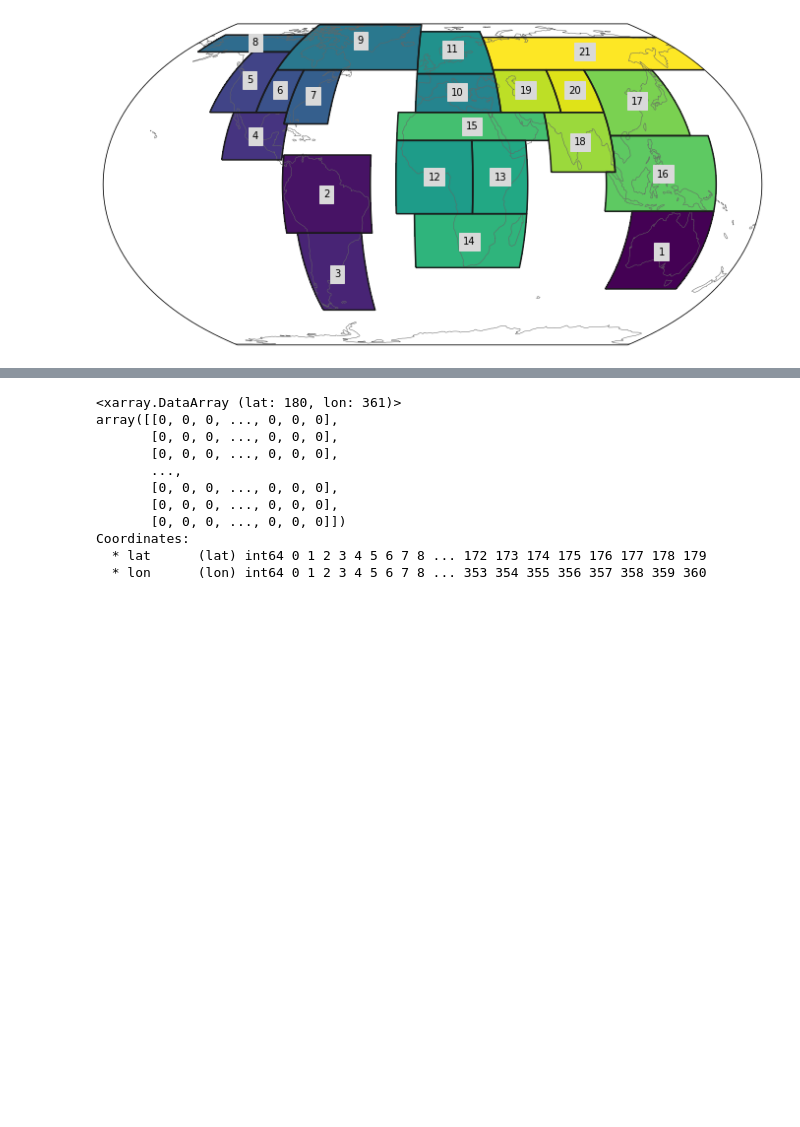
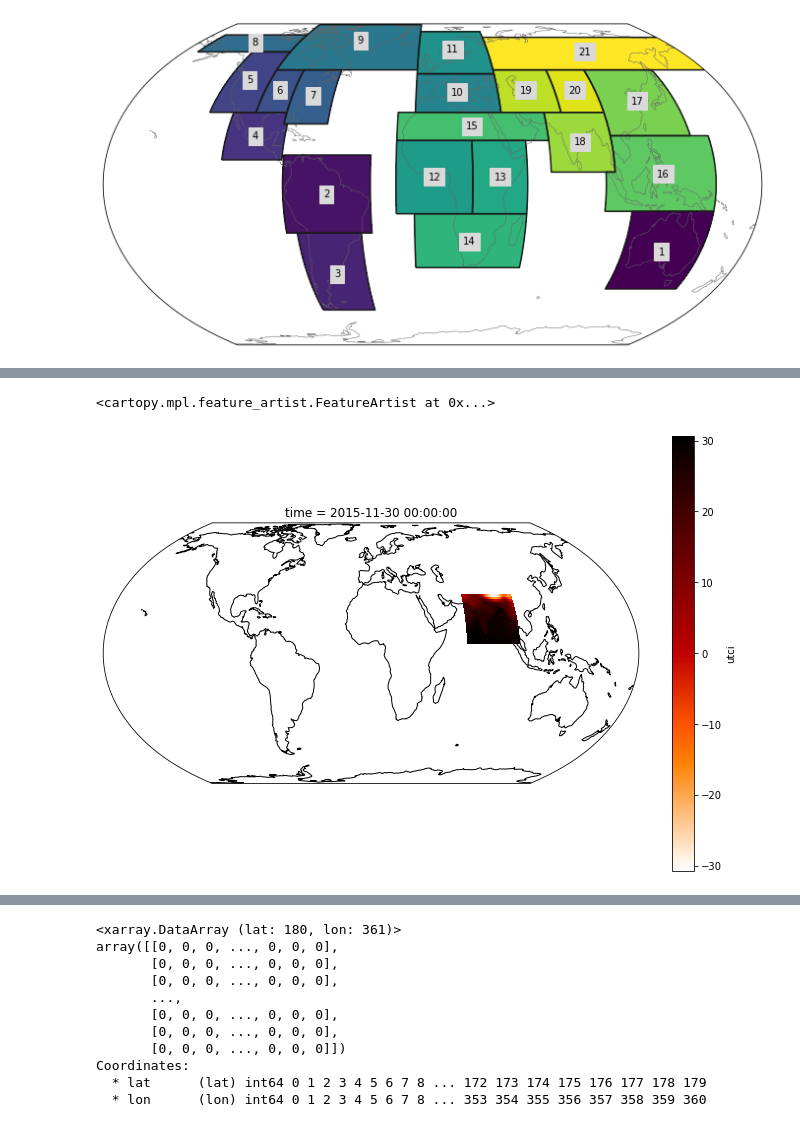
Before and after one commit to cmip6moap/project10, a Jupyter notebook: notebooks/UTCI_changes_over_time.ipynb, the cells around one changed output, grey strips where cells are left out. Saved outputs shown, nothing was run; the diff lists cells and outputs as text; code cells hidden in the pictures; blank space fills up the shorter version.

```diff
--- a/notebooks/UTCI_changes_over_time.ipynb
+++ b/notebooks/UTCI_changes_over_time.ipynb
@@ -78,0 +81,10 @@ array([[[260.85221431, 260.53698408, 260.17704444, 260.53970582,
+# %%
+plt.figure(figsize=(12, 8))
+ax = plt.subplot(111, projection=proj)
+(resample.isel(time=10).utci.where(mask==18)-273.15).plot(
+    ax=ax, transform=ccrs.PlateCarree(), add_colorbar=True, cmap="gist_heat_r"
+)
+ax.coastlines()
+# %% [output]
+<cartopy.mpl.feature_artist.FeatureArtist at 0x...>
+[figure, added]
```
Also changed, not shown: parts of 10 cells of this notebook.
